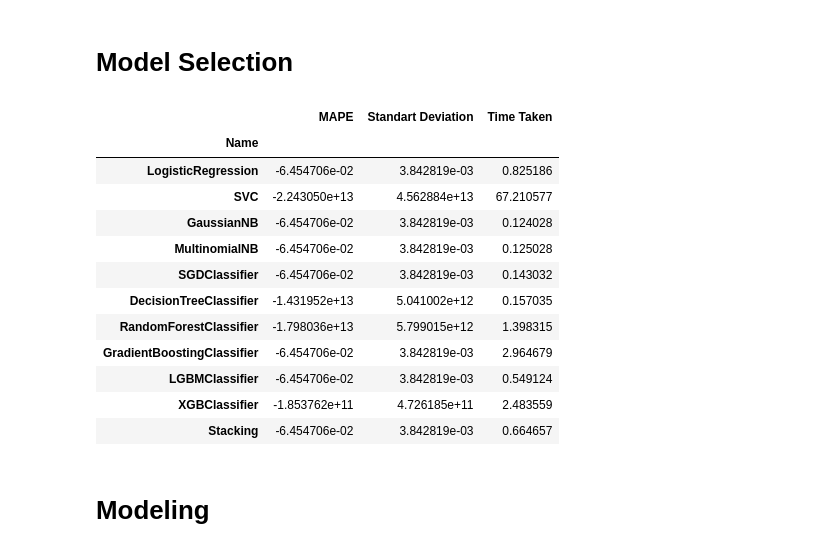
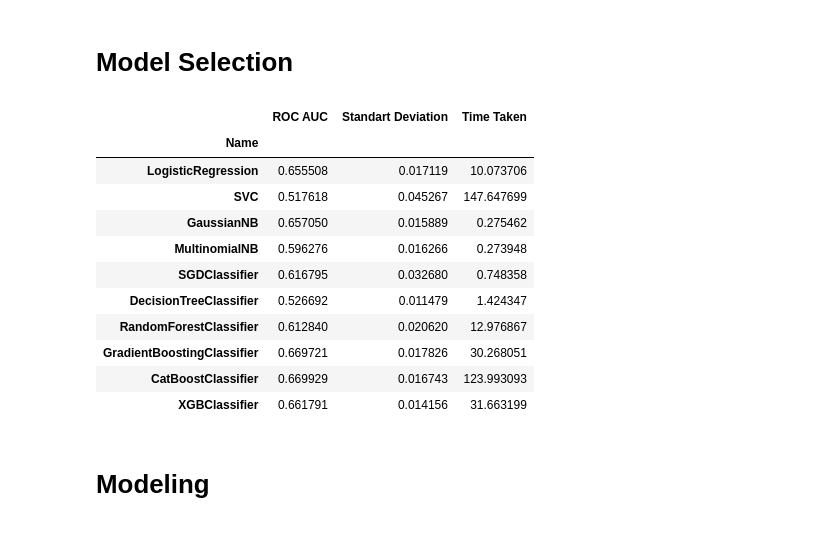
Before and after one commit to NickLitwinow/JuniorRiskDSHomework, a Jupyter notebook: skl.ipynb, the cells around one changed output. Drawn from its saved outputs; the diff is of its cells as text; code cells hidden in the pictures.

Commit message:
+CatBoost

```diff
--- a/skl.ipynb
+++ b/skl.ipynb
@@ -235,16 +296,17 @@ def get_models():
     models['DecisionTreeClassifier'] = DecisionTreeClassifier()
     models['RandomForestClassifier'] = RandomForestClassifier()
     models['GradientBoostingClassifier'] = GradientBoostingClassifier()
-    models['LGBMClassifier'] = LGBMClassifier()
+    # models['LGBMClassifier'] = LGBMClassifier()
+    models['CatBoostClassifier'] = CatBoostClassifier()
     models['XGBClassifier'] = XGBClassifier()
-    models['Stacking'] = get_stacking()
+    # models['Stacking'] = get_stacking()
     return models
 # %%
 # Evaluate a given model using cross-validation
-def mape_evaluate_model(model, x, y):
+def roc_auc_evaluate_model(model, x, y):
     start_time = time.time()
     cv = RepeatedKFold(n_splits=10, n_repeats=3, random_state=1)
-    scores = cross_val_score(model, x, y, scoring='neg_mean_absolute_percentage_error', cv=cv, n_jobs=-1, error_score='raise')
+    scores = cross_val_score(model, x, y, scoring='roc_auc', cv=cv, n_jobs=-1, error_score='raise')
     run_time = time.time() - start_time
     return scores, run_time
 # %%
@@ -263,13 +328,13 @@ def get_stacking():
 # %%
 # Get the models to evaluate
 models = get_models()
-mape_results, names, runs = list(), list(), list()
+roc_auc_results, names, runs = list(), list(), list()
 
 # Evaluate the models and store results
 for name, model in models.items():
-    mape_scores, run_time = mape_evaluate_model(model, train_df.drop('default_12m', axis=1), train_df['default_12m'])
-    mape_results.append(mape_scores)
+    roc_auc_scores, run_time = roc_auc_evaluate_model(model, train_df.drop('default_12m', axis=1), train_df['default_12m'])
+    roc_auc_results.append(roc_auc_scores)
     names.append(name)
     runs.append(run_time)
-    print(name, "| MAPE:", mean(mape_scores), "| Standard Deviation:", std(mape_scores),"| Time Taken:", run_time)
+    print(name, "| ROC AUC:", mean(roc_auc_scores), "| Standard Deviation:", std(roc_auc_scores),"| Time Taken:", run_time)
 # %% [output]
@@ -287,30 +361,29 @@ Stacking | MAPE: -0.06454705829289892 | Standard Deviation: 0.003842818698104729
 # %% [markdown]
 # Model Selection
 # %%
-mape_mean_results, mape_std_results = list(), list()
+roc_auc_mean_results, roc_auc_std_results = list(), list()
 r2_mean_results, r2_std_results = list(), list()
-for value in range(len(mape_results)):
-    mape_mean_results.append(mean(mape_results[value]))
-    mape_std_results.append(std(mape_results[value]))
+for value in range(len(roc_auc_results)):
+    roc_auc_mean_results.append(mean(roc_auc_results[value]))
+    roc_auc_std_results.append(std(roc_auc_results[value]))
 # %%
-data = {'Name':names, 'MAPE':mape_mean_results, 'Standart Deviation':mape_std_results, 'Time Taken':runs}
+data = {'Name':names, 'ROC AUC':roc_auc_mean_results, 'Standart Deviation':roc_auc_std_results, 'Time Taken':runs}
 df_models = pd.DataFrame(data)
 df_models.set_index('Name', inplace=True)
 df_models
 # %% [output]
-|  | MAPE | Standart Deviation | Time Taken |
+|  | ROC AUC | Standart Deviation | Time Taken |
 | Name |  |  |  |
-| LogisticRegression | -6.454706e-02 | 3.842819e-03 | 0.825186 |
-| SVC | -2.243050e+13 | 4.562884e+13 | 67.210577 |
-| GaussianNB | -6.454706e-02 | 3.842819e-03 | 0.124028 |
-| MultinomialNB | -6.454706e-02 | 3.842819e-03 | 0.125028 |
-| SGDClassifier | -6.454706e-02 | 3.842819e-03 | 0.143032 |
-| DecisionTreeClassifier | -1.431952e+13 | 5.041002e+12 | 0.157035 |
-| RandomForestClassifier | -1.798036e+13 | 5.799015e+12 | 1.398315 |
-| GradientBoostingClassifier | -6.454706e-02 | 3.842819e-03 | 2.964679 |
-| LGBMClassifier | -6.454706e-02 | 3.842819e-03 | 0.549124 |
-| XGBClassifier | -1.853762e+11 | 4.726185e+11 | 2.483559 |
-| Stacking | -6.454706e-02 | 3.842819e-03 | 0.664657 |
+| LogisticRegression | 0.655508 | 0.017119 | 10.073706 |
+| SVC | 0.517618 | 0.045267 | 147.647699 |
+| GaussianNB | 0.657050 | 0.015889 | 0.275462 |
+| MultinomialNB | 0.596276 | 0.016266 | 0.273948 |
+| SGDClassifier | 0.616795 | 0.032680 | 0.748358 |
+| DecisionTreeClassifier | 0.526692 | 0.011479 | 1.424347 |
+| RandomForestClassifier | 0.612840 | 0.020620 | 12.976867 |
+| GradientBoostingClassifier | 0.669721 | 0.017826 | 30.268051 |
+| CatBoostClassifier | 0.669929 | 0.016743 | 123.993093 |
+| XGBClassifier | 0.661791 | 0.014156 | 31.663199 |
 # %%
 line = px.line(data_frame = df_models.sort_values('Time Taken', ascending=True),y =['Time Taken'], markers = True)
 line.update_xaxes(title="Model", rangeslider_visible = False)
```
Also changed, not shown: parts of 18 cells of this notebook, 22 other files.
